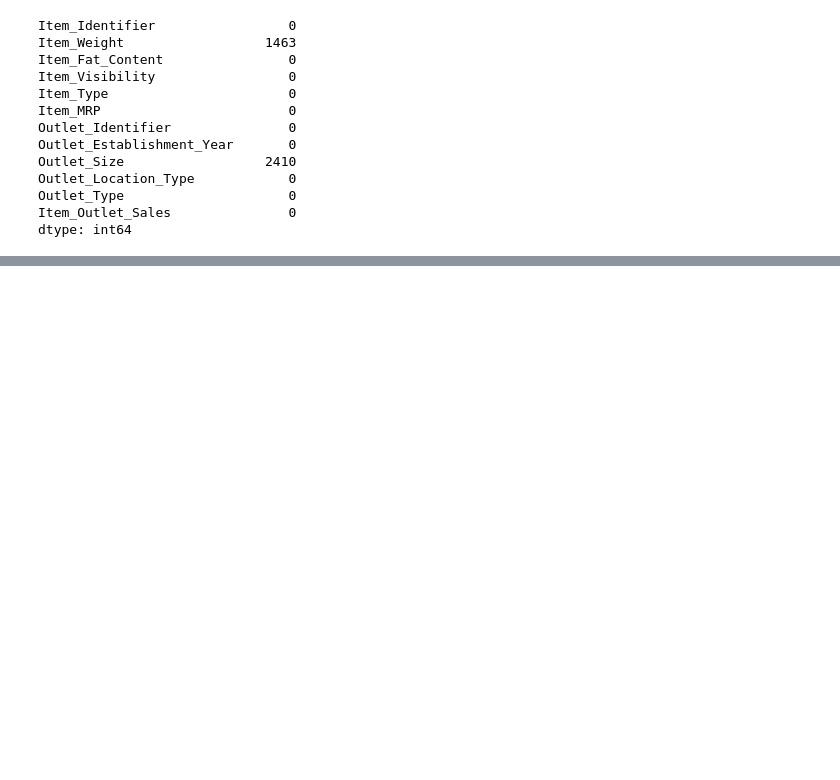
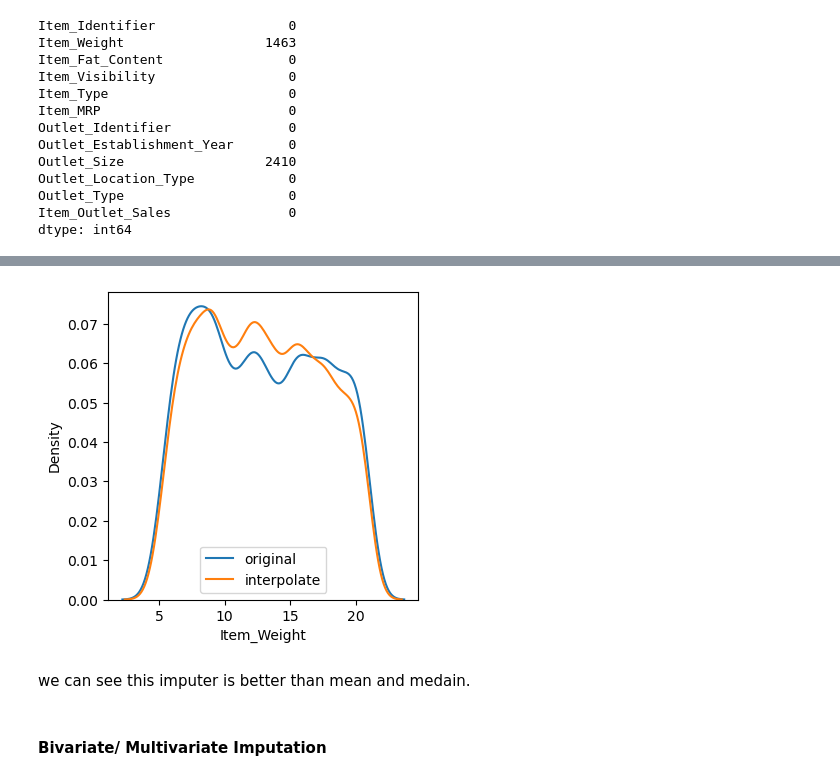
Before and after one commit to VED-PRAKA5H/sales-forecasting, a Jupyter notebook: notebook/eda.ipynb, the cells around one changed output, grey strips where cells are left out. Cells and saved outputs as stored; diff of their text form; code cells hidden in the pictures; blank space fills up the shorter version.

```diff
--- a/notebook/eda.ipynb
+++ b/notebook/eda.ipynb
@@ -85,0 +188,14 @@ dtype: int64
+# %%
+df['Item_Weight_interpolate'] = df['Item_Weight'].interpolate(method='linear')
+# %%
+plt.figure(figsize=(4,4))
+sns.kdeplot(data=df, x='Item_Weight', label= 'original')
+sns.kdeplot(data=df, x='Item_Weight_interpolate', label= 'interpolate')
+plt.legend()
+plt.show()
+# %% [output]
+[figure, added]
+# %% [markdown]
+we can see this imputer is better than mean and medain.
+# %% [markdown]
+#### Bivariate/ Multivariate Imputation
```
Also changed, not shown: parts of 17 cells of this notebook.
